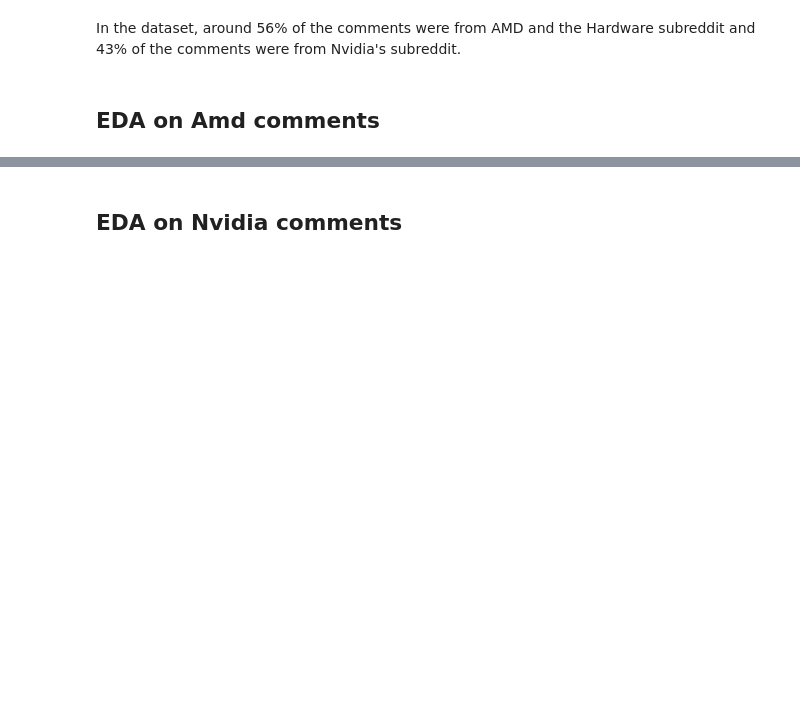
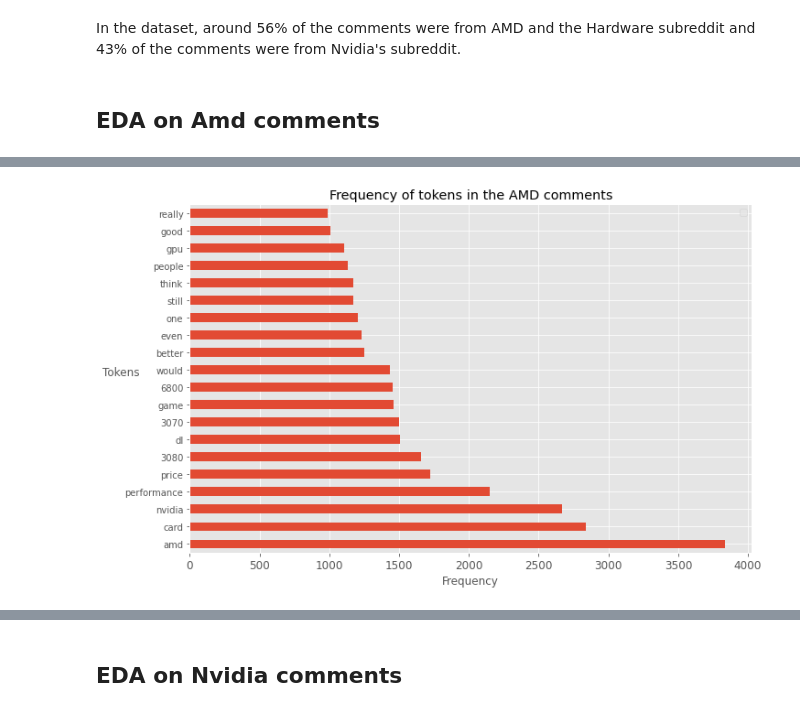
Before and after one commit to kumereshN/dsiprojects, a Jupyter notebook: capstone/01_Capstone_Data_Extraction_Reddit.ipynb, the cells around one changed output, grey strips where cells are left out. Cells and saved outputs as stored; diff of their text form; code cells hidden in the pictures; blank space fills up the shorter version.

```diff
--- a/capstone/01_Capstone_Data_Extraction_Reddit.ipynb
+++ b/capstone/01_Capstone_Data_Extraction_Reddit.ipynb
@@ -518,0 +531,13 @@ plt.xlim(0,110)
+# %%
+# Obtaining the frequency of the tokens
+amd_comments_lst = list(" ".join(amd_df['Reddit comments']).split())
+amd_comments_dict = {}
+
+# Creates a frequency dictionary
+for word in amd_comments_lst:
+    if word not in amd_comments_dict.keys():
+        amd_comments_dict[word] = amd_comments_lst.count(word)
+    else:
+        continue
+
+amd_comments_dict
@@ -518,0 +562,11 @@ plt.xlim(0,110)
+# %%
+amd_freq_df = pd.DataFrame({'words': amd_comments_dict.keys(), 'freq': amd_comments_dict.values()})
+amd_freq_df.sort_values('freq', ascending=False).set_index('words').head(20).plot(kind='barh', figsize=(11,7),
+                                                                                          title='Frequency of tokens in the AMD comments')
+
+plt.xlabel('Frequency')
+plt.ylabel('Tokens', rotation=360)
+plt.xticks(fontsize=12)
+plt.legend([]);
+# %% [output]
+[figure, added]
```
Also changed, not shown: parts of 34 cells of this notebook, 1 other file.
